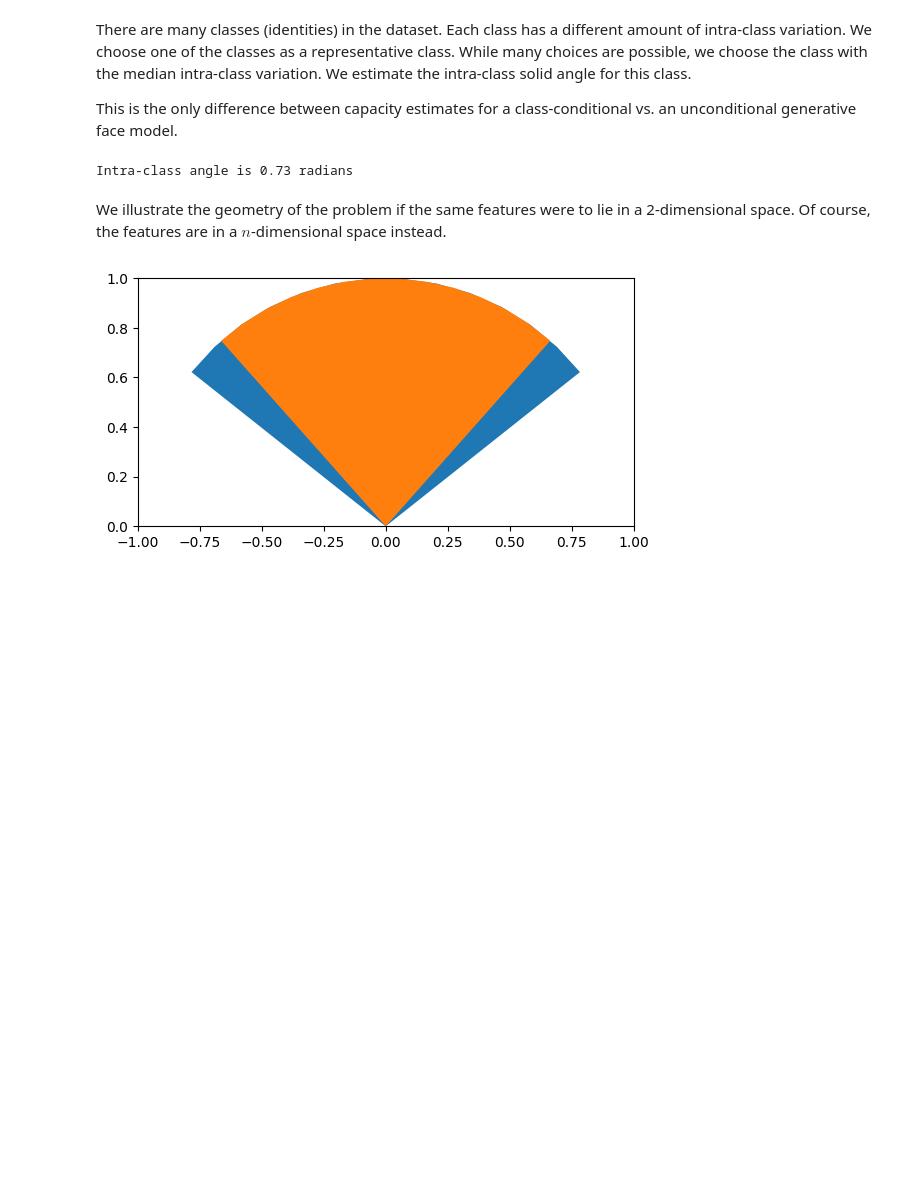
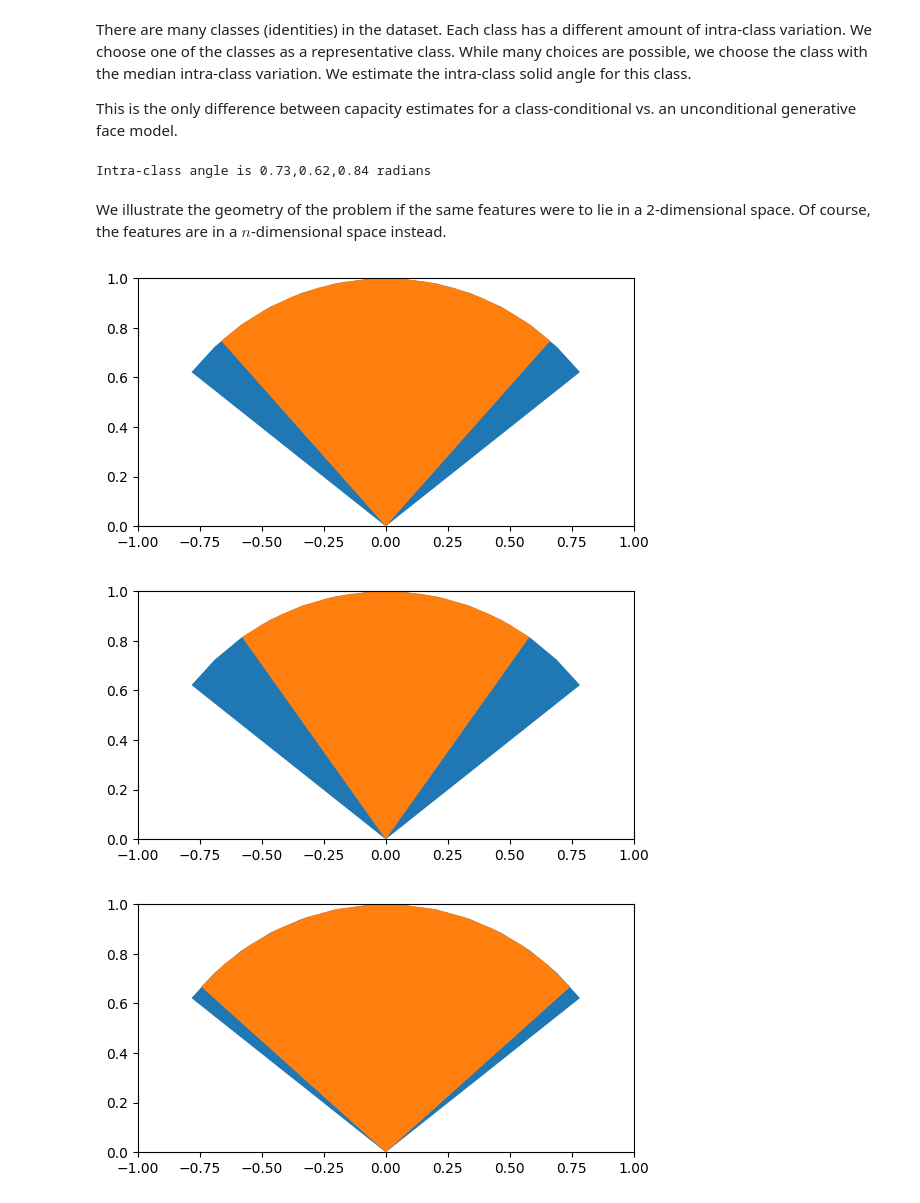
Before and after one commit to human-analysis/capacity-generative-face-models, a Jupyter notebook: demo.ipynb, the cells around one changed output. Drawn from its saved outputs; the diff is of its cells as text; code cells hidden in the pictures; blank space fills up the shorter version.

```diff
--- a/demo.ipynb
+++ b/demo.ipynb
@@ -165,18 +165,31 @@ min_cos_vals = np.array(min_cos_vals)
 There are many classes (identities) in the dataset. Each class has a different amount of intra-class variation. We choose one of the classes as a representative class. While many choices are possible, we choose the class with the median intra-class variation. We estimate the intra-class solid angle for this class.
 
 This is the only difference between capacity estimates for a class-conditional vs. an unconditional generative face model.
-# %%
-intra_class_med_cos_val = np.cos(np.median(np.arccos(min_cos_vals)))
-intra_class_angle = math.acos(intra_class_med_cos_val) / 2
-print("Intra-class angle is {:.2f} radians".format(intra_class_angle))
-# %% [output]
-Intra-class angle is 0.73 radians
+# %%
+min_cos_vals = np.sort(min_cos_vals_temp)
+min_cos_vals = min_cos_vals[min_cos_vals < 0.9]
+
+intra_class_med_cos_val = np.median(np.cos(np.arccos(min_cos_vals)))
+intra_class_min_cos_val = np.min(np.cos(np.arccos(min_cos_vals)))
+intra_class_max_cos_val = np.max(np.cos(np.arccos(min_cos_vals)))
+
+intra_class_angle_med = math.acos(intra_class_med_cos_val) / 2
+intra_class_angle_min = math.acos(intra_class_max_cos_val) / 2
+intra_class_angle_max = math.acos(intra_class_min_cos_val) / 2
+
+print("Intra-class angle is {:.2f},{:.2f},{:.2f} radians".format(intra_class_angle_med, intra_class_angle_min, intra_class_angle_max))
+# %% [output]
+Intra-class angle is 0.73,0.62,0.84 radians
 # %% [markdown]
 We illustrate the geometry of the problem if the same features were to lie in a 2-dimensional space. Of course, the features are in a $n$-dimensional space instead.
-# %%
-illustrate_geometry(inter_class_angle, intra_class_angle)
-# %% [output]
-[figure, removed]
+# %%
+illustrate_geometry(inter_class_angle, intra_class_angle_med)
+illustrate_geometry(inter_class_angle, intra_class_angle_min)
+illustrate_geometry(inter_class_angle, intra_class_angle_max)
+# %% [output]
+[figure, added]
+[figure, added]
+[figure, added]
 # %%
 d = X.shape[1] # dimensionality of the feature space
 
```
Also changed, not shown: parts of 2 cells of this notebook.
